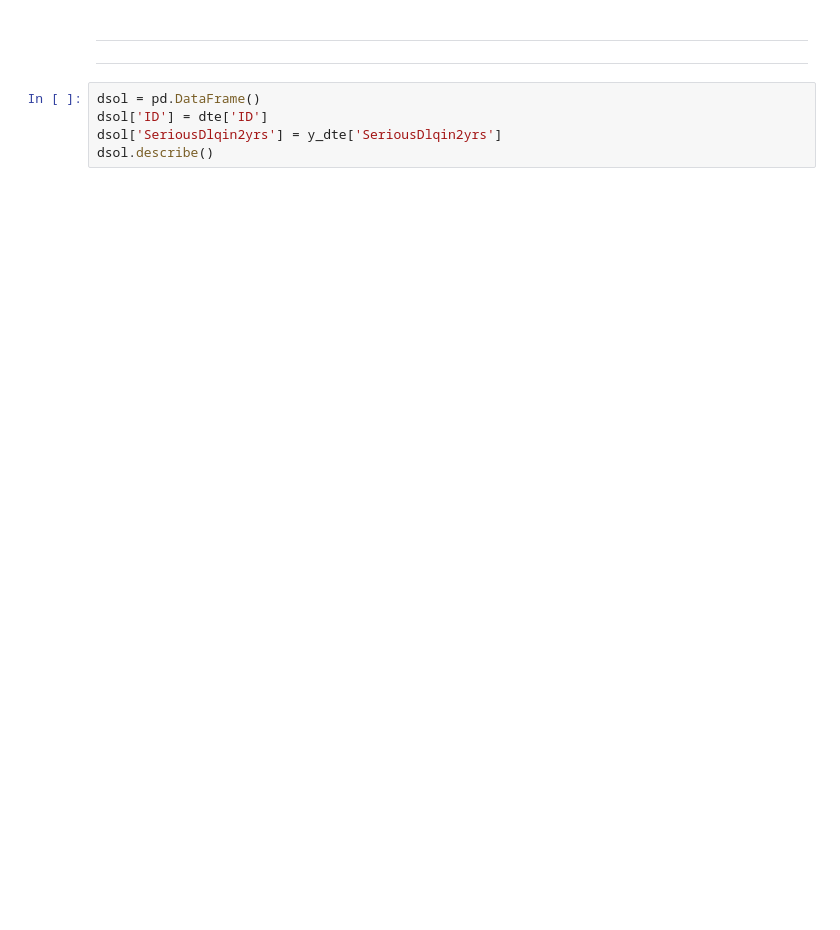
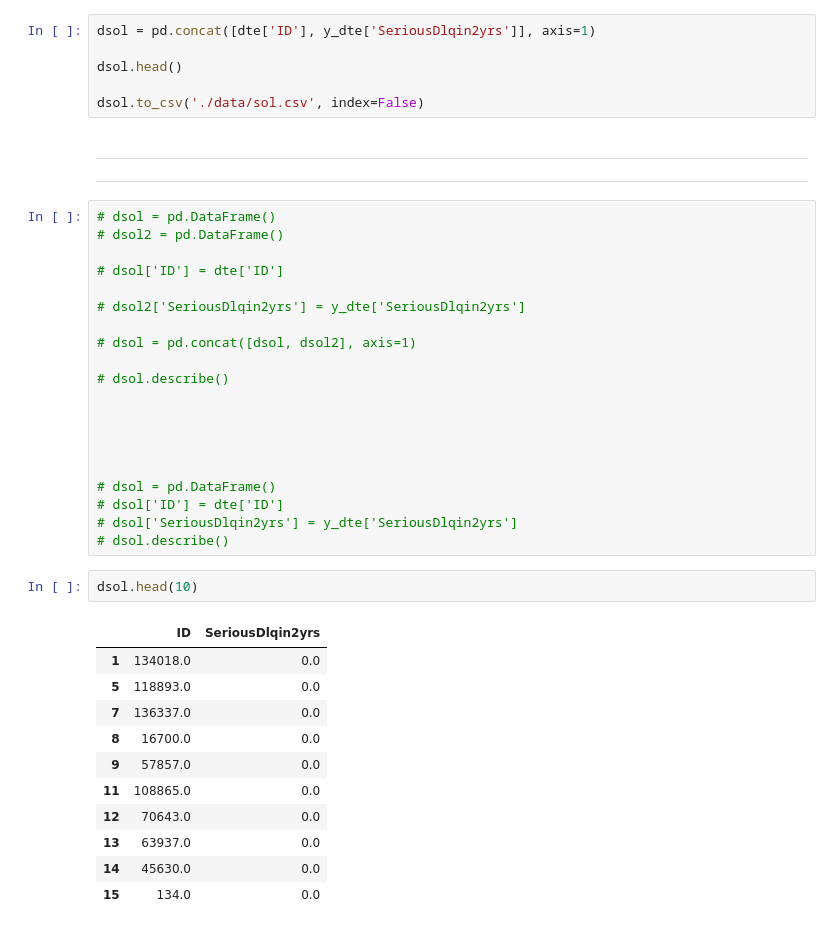
Before and after one commit to diegogerwig/Kaggle, a Jupyter notebook: TheBridge/show_me_the_money/show_me_the_money.ipynb, the cells around one changed output. Cells and saved outputs as stored; diff of their text form; blank space fills up the shorter version.

```diff
--- a/TheBridge/show_me_the_money/show_me_the_money.ipynb
+++ b/TheBridge/show_me_the_money/show_me_the_money.ipynb
@@ -150,8 +383,43 @@ y_dte.head()
+# %%
+dsol = pd.concat([dte['ID'], y_dte['SeriousDlqin2yrs']], axis=1)
+
+dsol.head()
+
+dsol.to_csv('./data/sol.csv', index=False)
 # %% [markdown]
 ---
 ---
 # %%
-dsol = pd.DataFrame()
-dsol['ID'] = dte['ID']
-dsol['SeriousDlqin2yrs'] = y_dte['SeriousDlqin2yrs']
-dsol.describe()
+# dsol = pd.DataFrame()
+# dsol2 = pd.DataFrame()
+
+# dsol['ID'] = dte['ID']
+
+# dsol2['SeriousDlqin2yrs'] = y_dte['SeriousDlqin2yrs']
+
+# dsol = pd.concat([dsol, dsol2], axis=1)
+
+# dsol.describe()
+
+
+
+
+
+# dsol = pd.DataFrame()
+# dsol['ID'] = dte['ID']
+# dsol['SeriousDlqin2yrs'] = y_dte['SeriousDlqin2yrs']
+# dsol.describe()
+# %%
+dsol.head(10)
+# %% [output]
+|  | ID | SeriousDlqin2yrs |
+| 1 | 134018.0 | 0.0 |
+| 5 | 118893.0 | 0.0 |
+| 7 | 136337.0 | 0.0 |
+| 8 | 16700.0 | 0.0 |
+| 9 | 57857.0 | 0.0 |
+| 11 | 108865.0 | 0.0 |
+| 12 | 70643.0 | 0.0 |
+| 13 | 63937.0 | 0.0 |
+| 14 | 45630.0 | 0.0 |
+| 15 | 134.0 | 0.0 |
```
Also changed, not shown: parts of 29 cells of this notebook, 23 other files.
